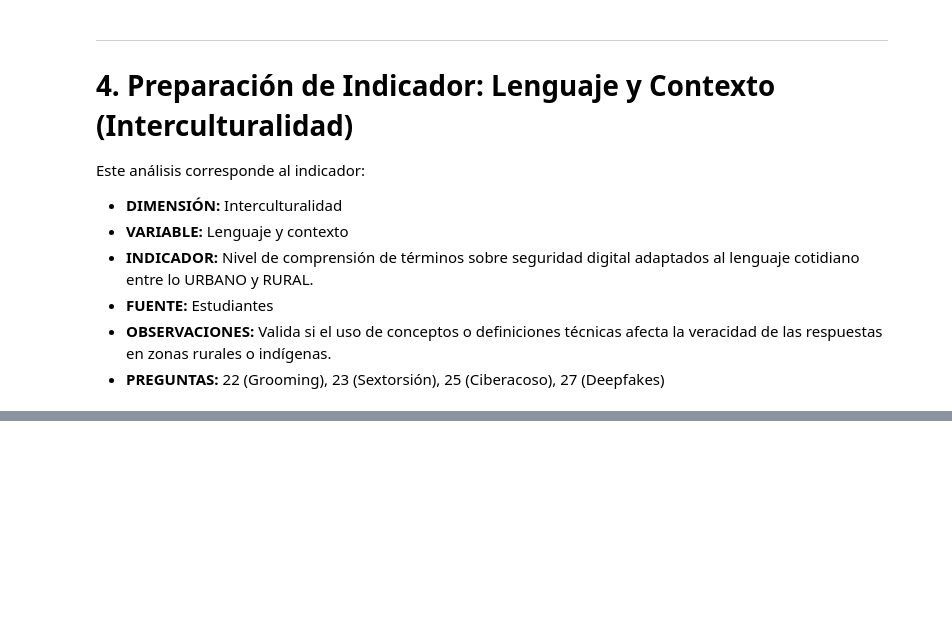
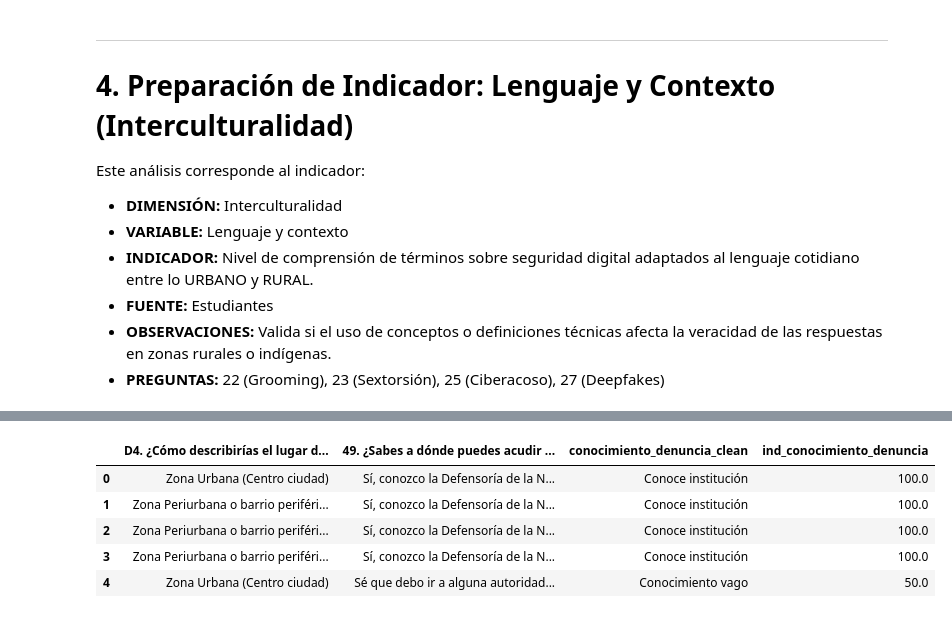
Before and after one commit to paodanchacon/proyecto_violencia_digital, a Jupyter notebook: notebooks/04_Preparacion_Indicadores.ipynb, the cells around one changed output, grey strips where cells are left out. Cells and saved outputs as stored; diff of their text form; code cells hidden in the pictures; blank space fills up the shorter version.

```diff
--- a/notebooks/04_Preparacion_Indicadores.ipynb
+++ b/notebooks/04_Preparacion_Indicadores.ipynb
@@ -388,0 +411,35 @@ plt.show()
+# %%
+col_q49 = [c for c in df_estudiantes.columns if '49.' in c][0]
+
+# Limpieza y categorización de las respuestas sobre denuncia
+def categorizar_denuncia(val):
+    val = str(val).lower()
+    if 'sí, conozco la defensoría' in val or 'cemse' in val:
+        return 'Conoce institución'
+    elif 'sé que debo ir a alguna autoridad' in val:
+        return 'Conocimiento vago'
+    elif 'no sé' in val or 'no se' in val or 'la verdad no' in val:
+        return 'Desconocimiento'
+    elif 'no existe' in val:
+        return 'No existe en su municipio'
+    else:
+        return np.nan
+
+# Índice numérico (100 = Conoce, 50 = Vago, 0 = Desconoce/No existe)
+def indice_denuncia(cat):
+    if cat == 'Conoce institución': return 100
+    elif cat == 'Conocimiento vago': return 50
+    elif cat in ['Desconocimiento', 'No existe en su municipio']: return 0
+    return np.nan
+
+df_estudiantes['conocimiento_denuncia_clean'] = df_estudiantes[col_q49].apply(categorizar_denuncia)
+df_estudiantes['ind_conocimiento_denuncia'] = df_estudiantes['conocimiento_denuncia_clean'].apply(indice_denuncia)
+
+df_estudiantes[[col_zona, col_q49, 'conocimiento_denuncia_clean', 'ind_conocimiento_denuncia']].head()
+# %% [output]
+|  | D4. ¿Cómo describirías el lugar d... | 49. ¿Sabes a dónde puedes acudir ... | conocimiento_denuncia_clean | ind_conocimiento_denuncia |
+| 0 | Zona Urbana (Centro ciudad) | Sí, conozco la Defensoría de la N... | Conoce institución | 100.0 |
+| 1 | Zona Periurbana o barrio periféri... | Sí, conozco la Defensoría de la N... | Conoce institución | 100.0 |
+| 2 | Zona Periurbana o barrio periféri... | Sí, conozco la Defensoría de la N... | Conoce institución | 100.0 |
+| 3 | Zona Periurbana o barrio periféri... | Sí, conozco la Defensoría de la N... | Conoce institución | 100.0 |
+| 4 | Zona Urbana (Centro ciudad) | Sé que debo ir a alguna autoridad... | Conocimiento vago | 50.0 |
```
Also changed, not shown: parts of 7 cells of this notebook.
